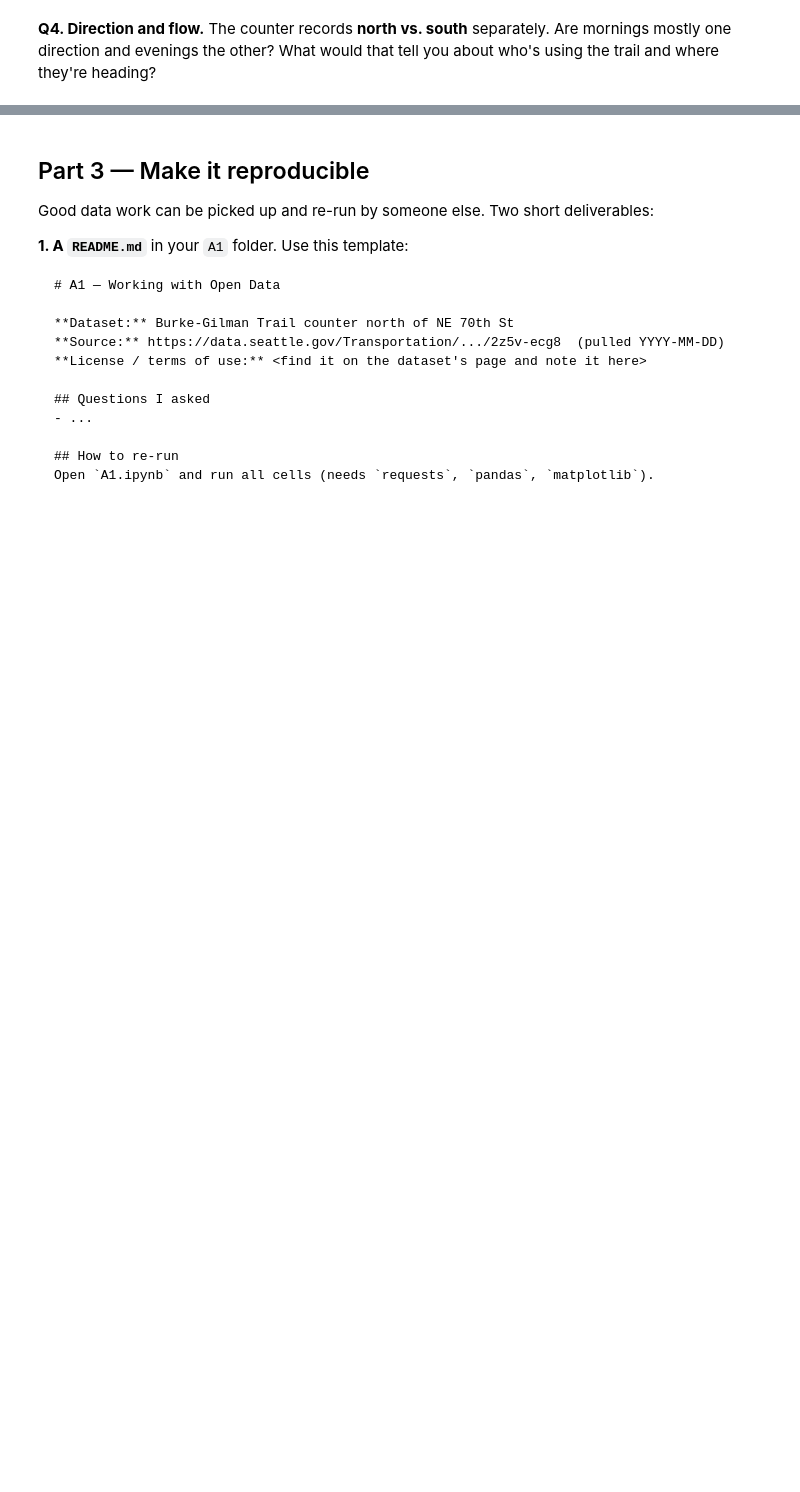
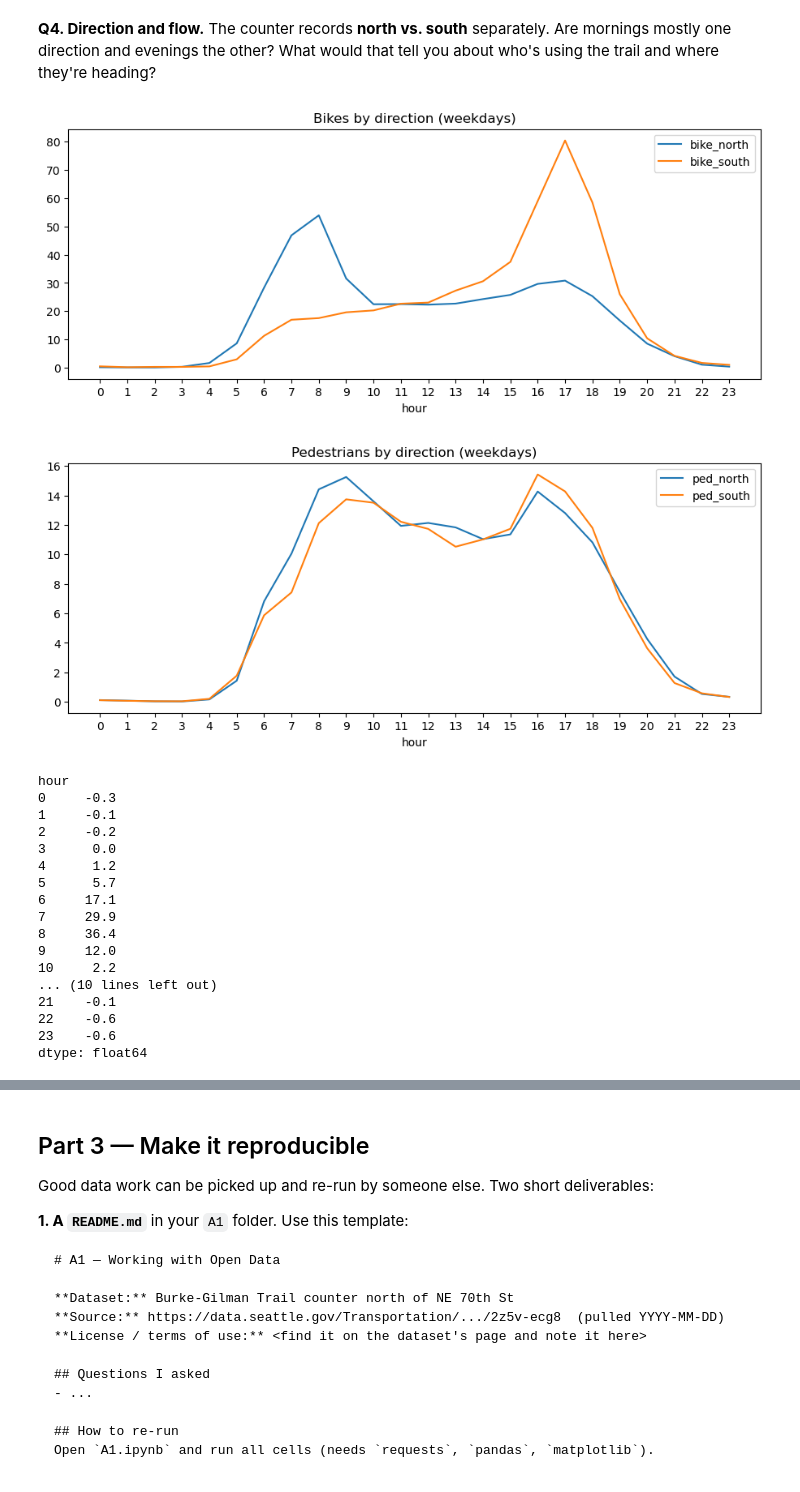
Before and after one commit to ikumar-5/hcde-410-a-123, a Jupyter notebook: A1/A1.ipynb, the cells around one changed output, grey strips where cells are left out. Drawn from its saved outputs; the diff is of its cells as text; code cells hidden in the pictures; blank space fills up the shorter version.

```diff
--- a/A1/A1.ipynb
+++ b/A1/A1.ipynb
@@ -130,6 +239,40 @@ Is there evidence people use the Burke-Gilman to *commute*, not just for fun? Co
 The counter records **north vs. south** separately. Are mornings mostly one direction and evenings the other? What would that tell you about who's using the trail and where they're heading?
 # %%
 # Your code for Q4
+
+weekdays = df[~df["is_weekend"]]
+
+dirs = weekdays.groupby("hour")[["bike_north", "bike_south",
+                                 "ped_north", "ped_south"]].mean()
+
+dirs[["bike_north", "bike_south"]].plot(figsize=(11, 4), title="Bikes by direction (weekdays)")
+plt.xticks(range(24)); plt.show()
+
+dirs[["ped_north", "ped_south"]].plot(figsize=(11, 4), title="Pedestrians by direction (weekdays)")
+plt.xticks(range(24)); plt.show()
+
+# net flow - positive = more northbound, negative = more southbound
+print((dirs["bike_north"] - dirs["bike_south"]).round(1))
+# %% [output]
+[figure, added]
+[figure, added]
+hour
+0     -0.3
+1     -0.1
+2     -0.2
+3      0.0
+4      1.2
+5      5.7
+6     17.1
+7     29.9
+8     36.4
+9     12.0
+10     2.2
+... (10 lines left out)
+21    -0.1
+22    -0.6
+23    -0.6
+dtype: float64
 # %% [markdown]
 **Your Q4 answer:**
 
```
Also changed, not shown: parts of 14 cells of this notebook, 1 other file.
